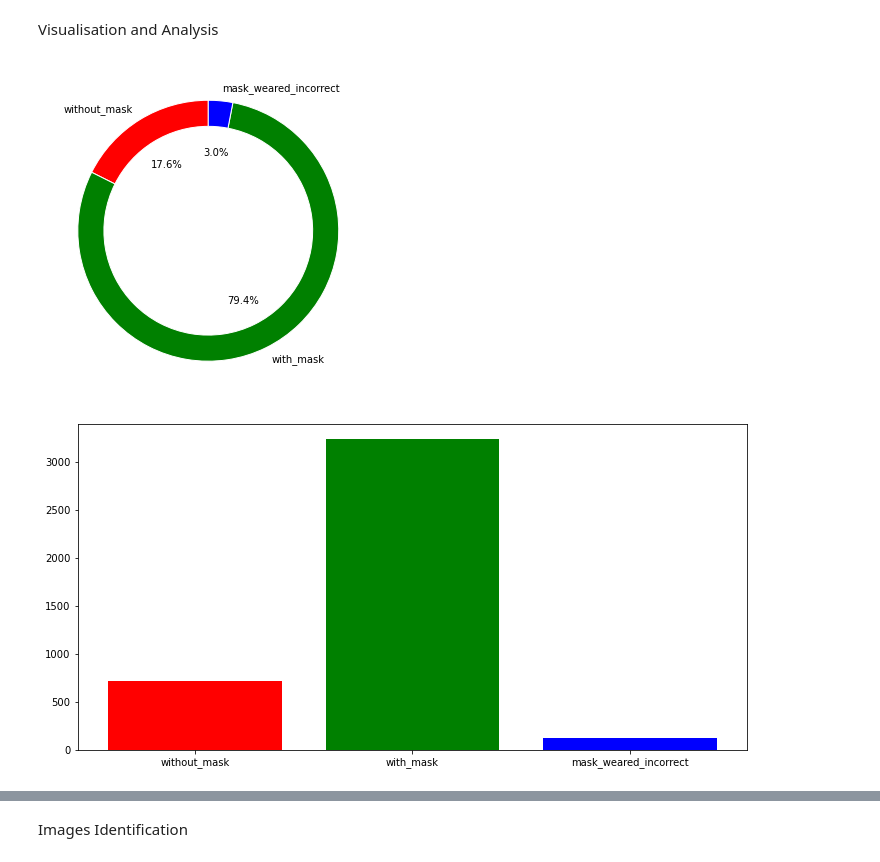
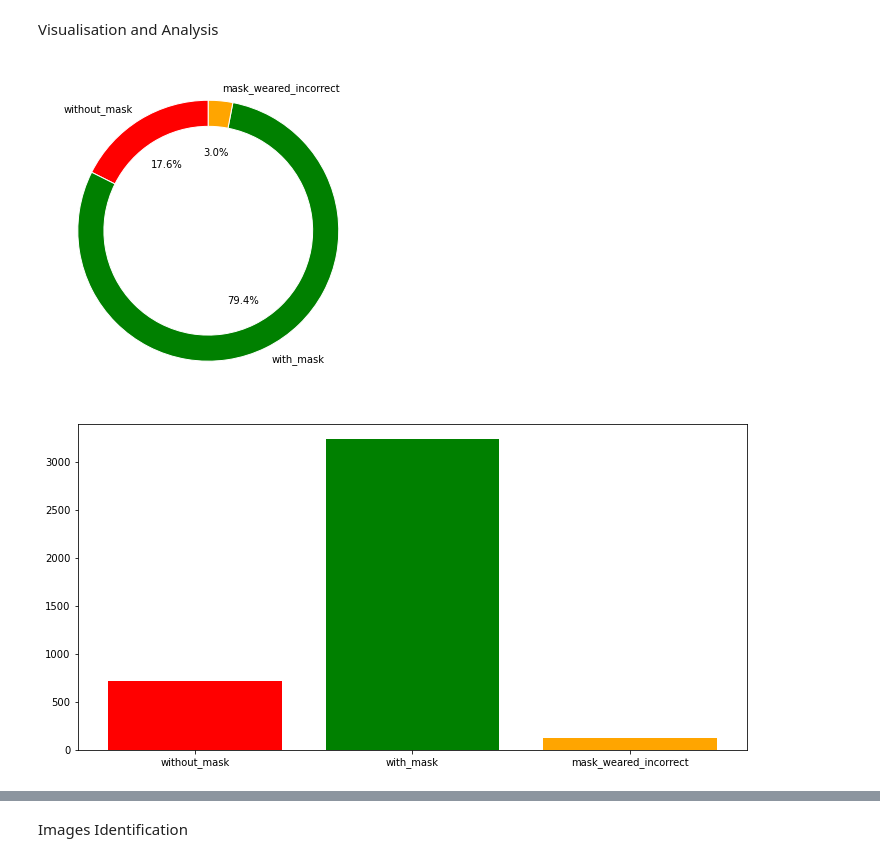
Before and after one commit to cveatt/ml_course_onseo, a Jupyter notebook: mask EDA.ipynb, the cells around one changed output, grey strips where cells are left out. Cells and saved outputs as stored; diff of their text form; code cells hidden in the pictures.

```diff
--- a/mask EDA.ipynb
+++ b/mask EDA.ipynb
@@ -51,13 +70,13 @@ dict_keys(['without_mask', 'with_mask', 'mask_weared_incorrect'])
 Visualisation and Analysis
 # %%
 fig, ax = plt.subplots(figsize = (12, 6))
-ax.pie(values, wedgeprops = dict(width=0.2, edgecolor='w'), labels=Items, colors=['r', 'g', 'b'], startangle=90, autopct='%1.1f%%')
+ax.pie(values, wedgeprops = dict(width=0.2, edgecolor='w'), labels=Items, colors=['red', 'green', 'orange'], startangle=90, autopct='%1.1f%%')
 plt.show()
 # %% [output]
-[figure, old version]
+[figure, new version]
 # %%
 fig, ax = plt.subplots(figsize = (12, 6))
-ax = plt.bar(Items, list(values), color=['red', 'green', 'blue'])
+ax = plt.bar(Items, list(values), color=['red', 'green', 'orange'])
 plt.show()
 # %% [output]
-[figure, old version]
+[figure, new version]
```
Also changed, not shown: parts of 16 cells of this notebook, 5 other files.
